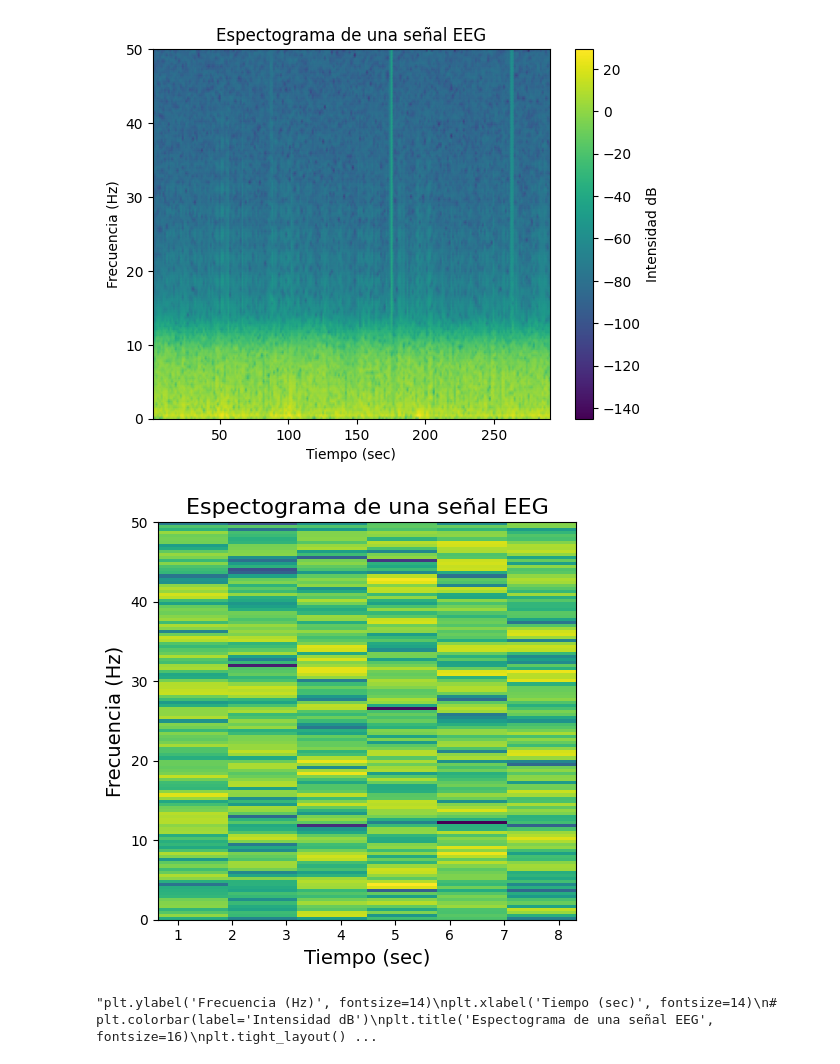
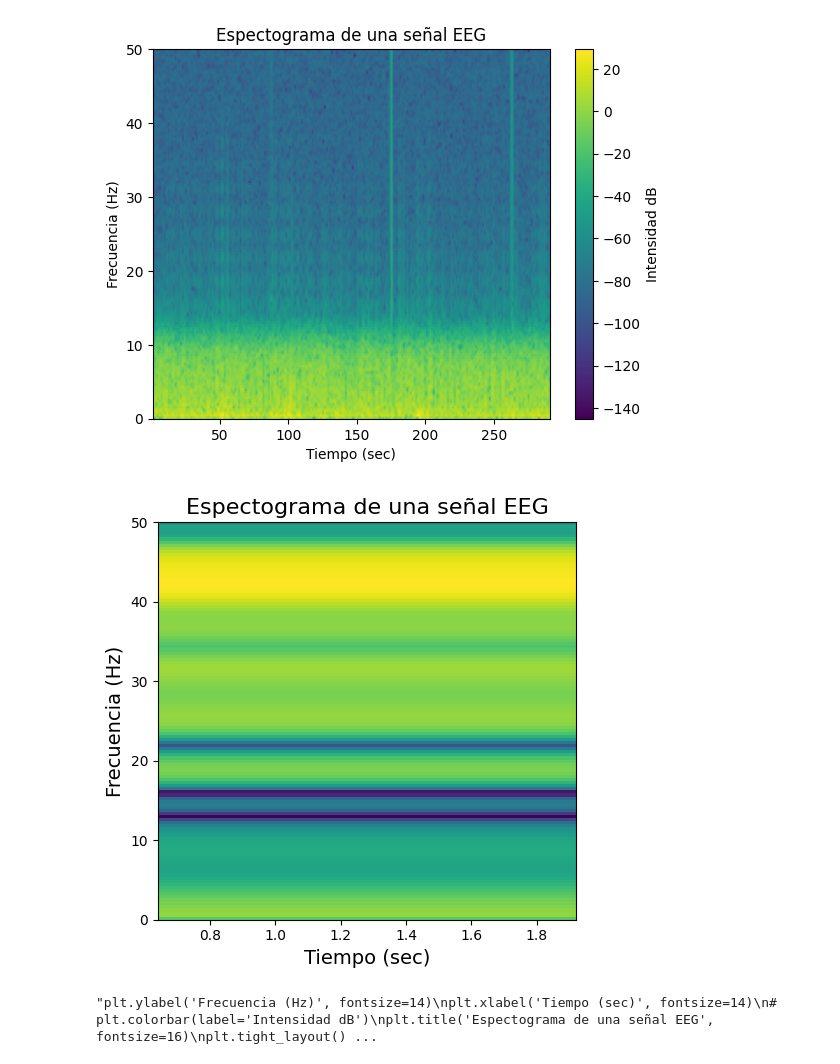
Before and after one commit to asancroc/eeg-sleep-patter-recognition, a Jupyter notebook: notebooks/eda.ipynb, the cells around one changed output. Drawn from its saved outputs; the diff is of its cells as text; code cells hidden in the pictures.

```diff
--- a/notebooks/eda.ipynb
+++ b/notebooks/eda.ipynb
@@ -306,32 +306,32 @@ plt.show()
 # %%
 n_samples = 1000
 n_channels = 63
 signals = np.random.randn(n_channels, n_samples)
 
 # Parameters for the spectrogram
 Fs = 100  # Sampling frequency
 NFFT = 256  # Length of the FFT window
 noverlap = 128  # Number of points of overlap between blocks
 
 # Creating a figure to hold the subplots
 fig, axes = plt.subplots(nrows=1, ncols=1, figsize=(5, 5))
 # axes = axes.flatten()  # Flatten the array of axes for easy iteration
 
 #for i, ax in enumerate(axes[:1]):
 # if i < n_channels:
     # Plotting the spectrogram for each channel
-axes.specgram(signals[0], NFFT=NFFT, Fs=Fs, noverlap=noverlap)
+axes.specgram(signals[0][:40], NFFT=NFFT, Fs=Fs, noverlap=noverlap)
 axes.set_title(f'Channel {0+1}')
 #else:
 #    ax.axis('off')  # Turn off the axis for unused subplots
 plt.ylabel('Frecuencia (Hz)', fontsize=14)
 plt.xlabel('Tiempo (sec)', fontsize=14)
 # plt.colorbar(label='Intensidad dB')
 plt.title('Espectograma de una señal EEG', fontsize=16)
 plt.tight_layout()
 plt.show()
 # %% [output]
-[figure, old version]
+[figure, new version]
 # %%
 n_samples = 1000
 n_channels = 63
```
Also changed, not shown: 7 other files.
